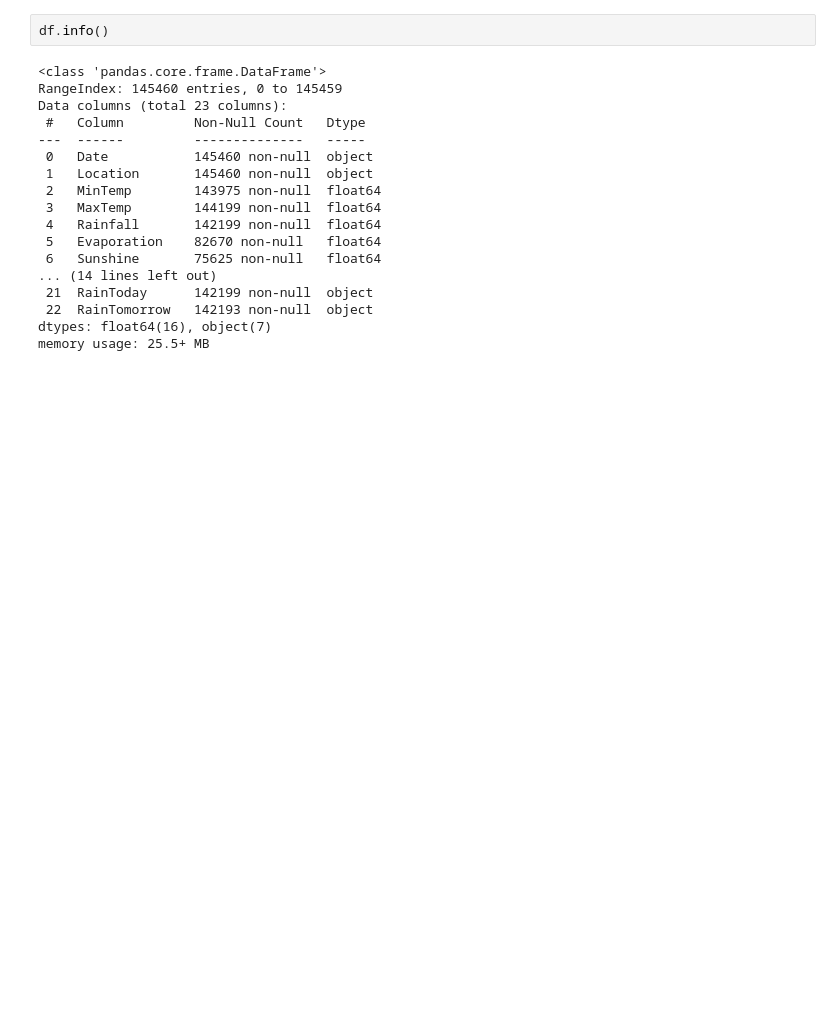
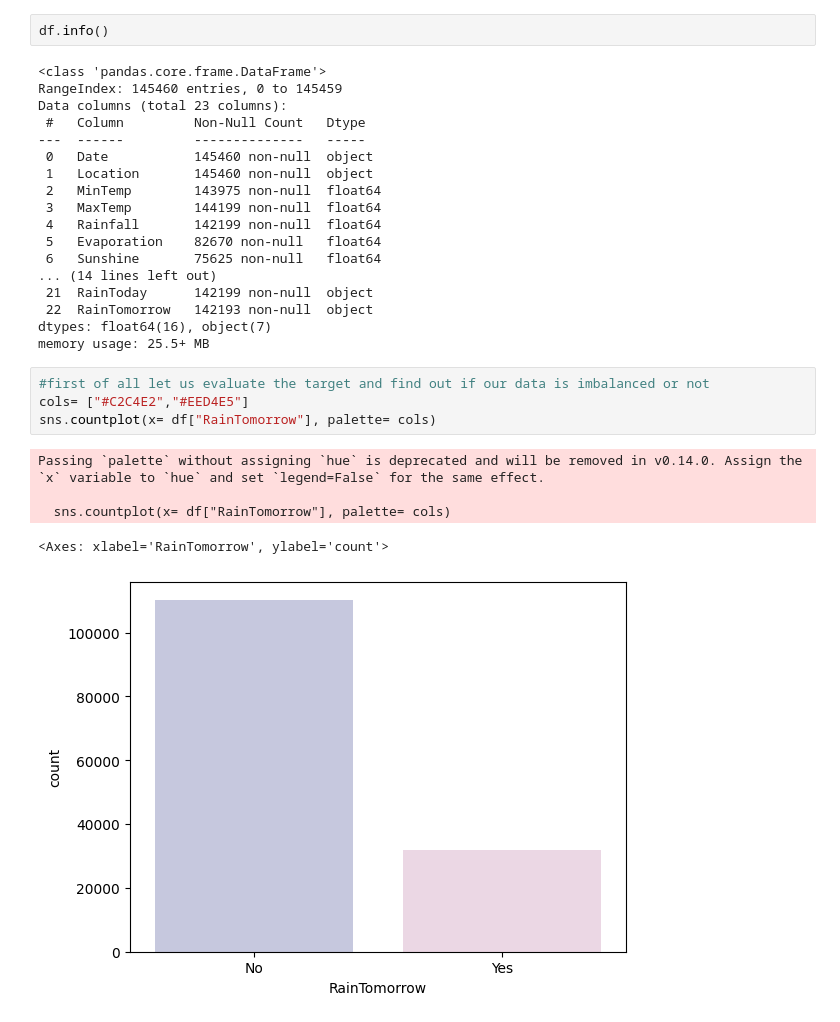
Before and after one commit to AhmedRafid023/deeplearning-with-tensorflow, a Jupyter notebook: forecasting_rain.ipynb, the cells around one changed output. Drawn from its saved outputs; the diff is of its cells as text; blank space fills up the shorter version.

```diff
--- a/forecasting_rain.ipynb
+++ b/forecasting_rain.ipynb
@@ -126,3 +90,13 @@ Data columns (total 23 columns):
  22  RainTomorrow   142193 non-null  object
 dtypes: float64(16), object(7)
 memory usage: 25.5+ MB
+# %%
+#first of all let us evaluate the target and find out if our data is imbalanced or not
+cols= ["#C2C4E2","#EED4E5"]
+sns.countplot(x= df["RainTomorrow"], palette= cols)
+# %% [output]
+Passing `palette` without assigning `hue` is deprecated and will be removed in v0.14.0. Assign the `x` variable to `hue` and set `legend=False` for the same effect.
+
+  sns.countplot(x= df["RainTomorrow"], palette= cols)
+<Axes: xlabel='RainTomorrow', ylabel='count'>
+[figure, added]
```
Also changed, not shown: parts of 4 cells of this notebook.
